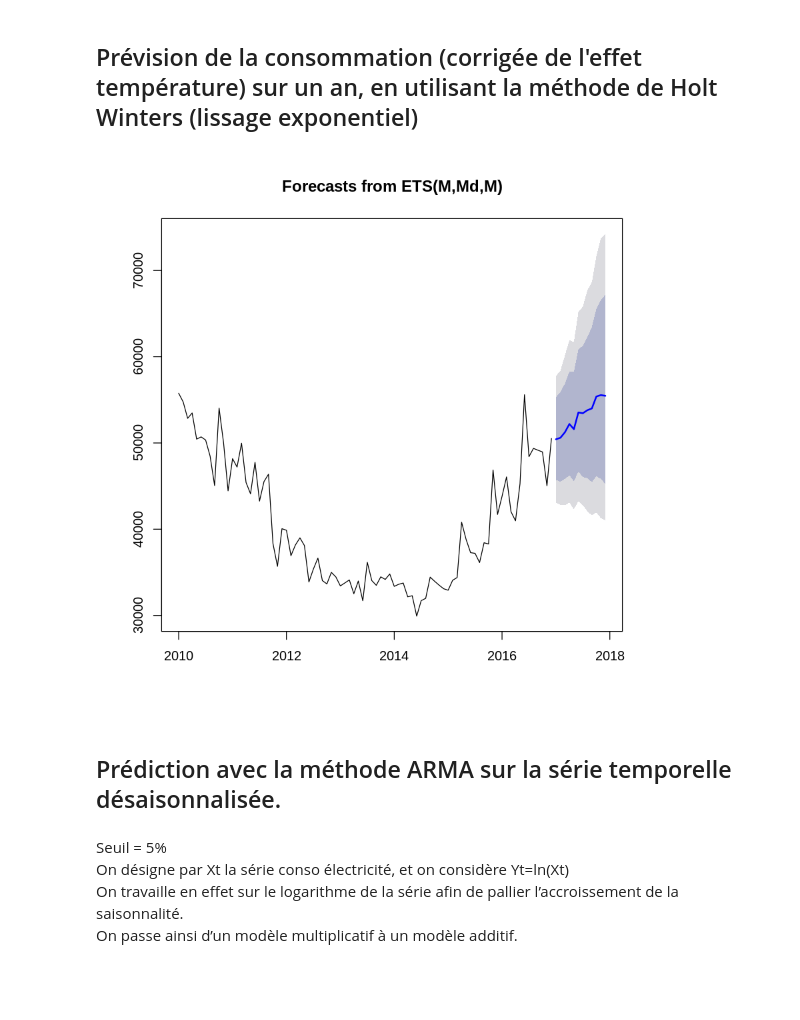
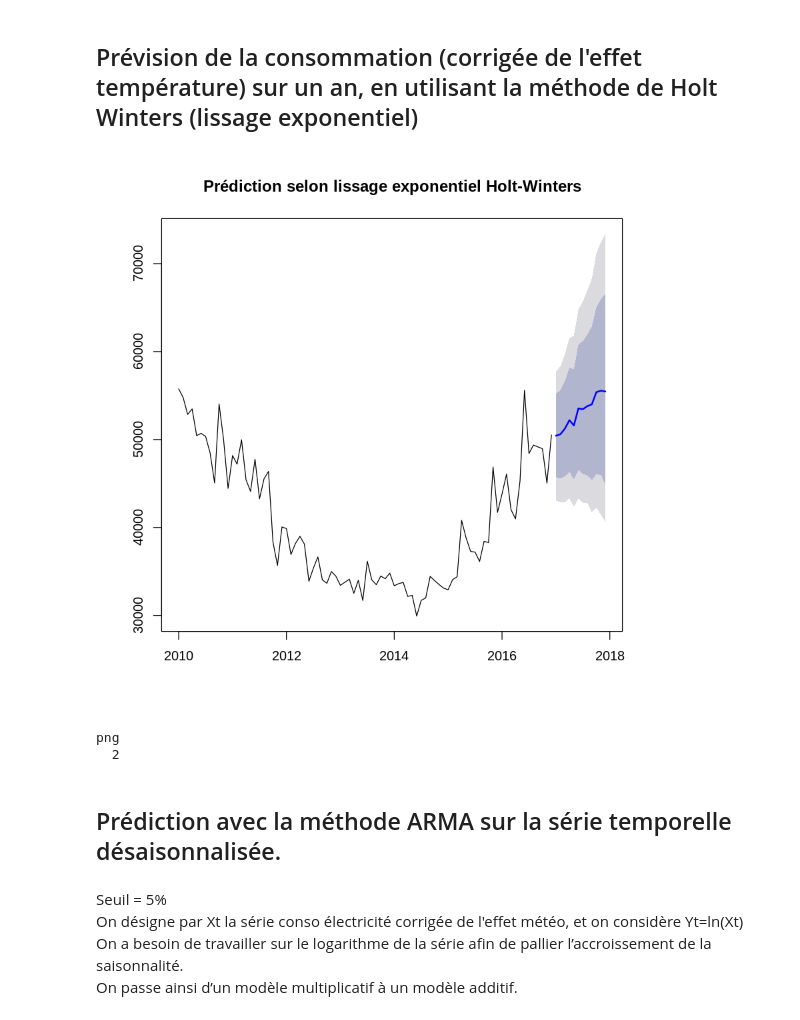
Before and after one commit to Silvock/projet_9_temporal_series, a Jupyter notebook: notebook/analyse.ipynb, the cells around one changed output. Saved outputs shown, nothing was run; the diff lists cells and outputs as text; code cells hidden in the pictures; blank space fills up the shorter version.

```diff
--- a/notebook/analyse.ipynb
+++ b/notebook/analyse.ipynb
@@ -320,14 +416,21 @@ legend("center",legend=c("X","X_CVS"),col=c(1,2),lwd=c(1,2))
 # %%
 # Lissage holt-winters :
 hw=ets(df_energie_ts_cem,model="MMM")
 hw.pred=predict(hw,12)
-plot(hw.pred)
+plot(hw.pred,main='Prédiction selon lissage exponentiel Holt-Winters')
 # %% [output]
-[figure, old version]
+[figure, new version]
+# %%
+png(filename='../presentation/images/lissage_expo.png')
+plot(hw.pred,main='Prédiction selon lissage exponentiel Holt-Winters')
+dev.off()
+# %% [output]
+png
+  2
 # %% [markdown]
 ## Prédiction avec la méthode ARMA sur la série temporelle désaisonnalisée.
 # %% [markdown]
 Seuil = 5% <br/>
-On désigne par Xt  la série conso électricité, et on considère Yt=ln(Xt) <br/>
-On travaille en effet sur le logarithme de la série afin de pallier l’accroissement de la saisonnalité. <br/>
+On désigne par Xt  la série conso électricité corrigée de l'effet météo, et on considère Yt=ln(Xt) <br/>
+On a besoin de travailler sur le logarithme de la série afin de pallier l’accroissement de la saisonnalité. <br/>
 On passe ainsi d’un modèle multiplicatif à un modèle additif.
```
Also changed, not shown: parts of 88 cells of this notebook, 40 other files.
